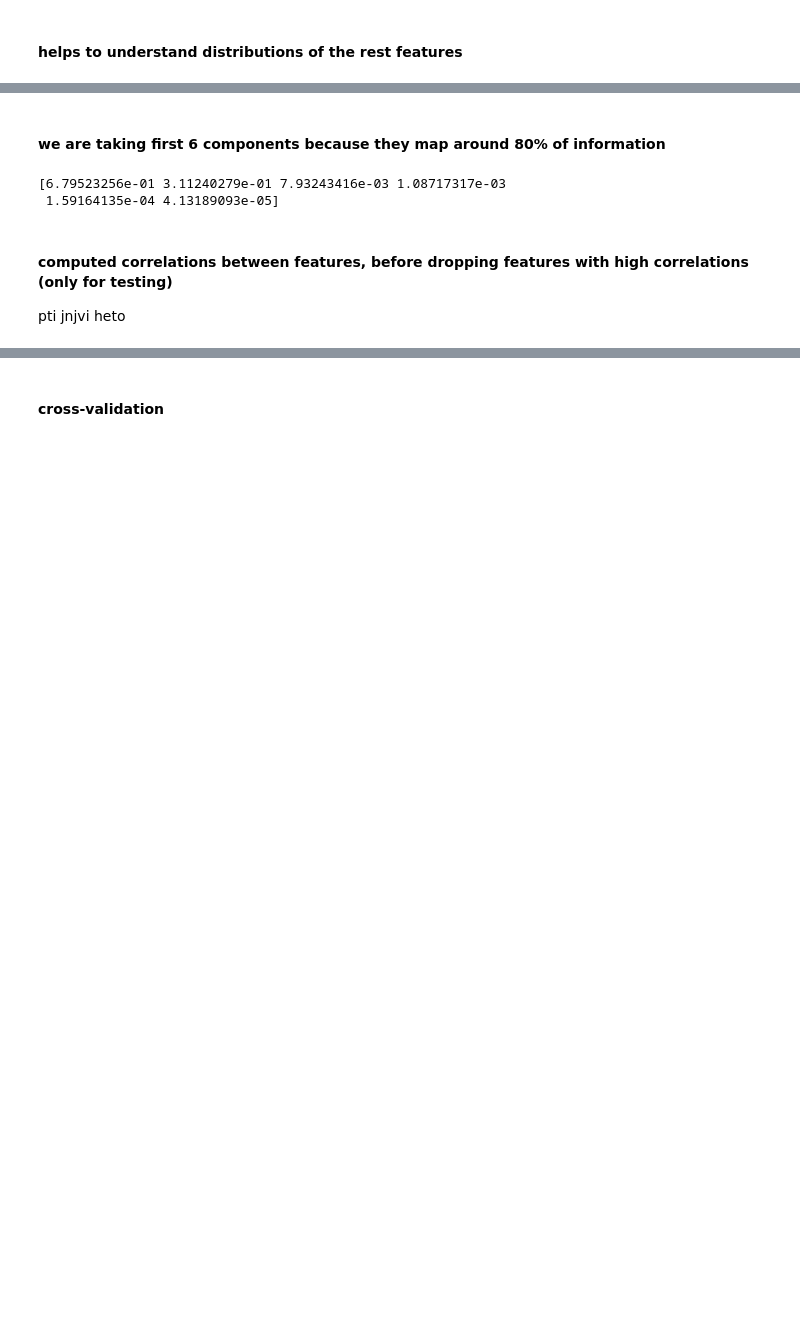
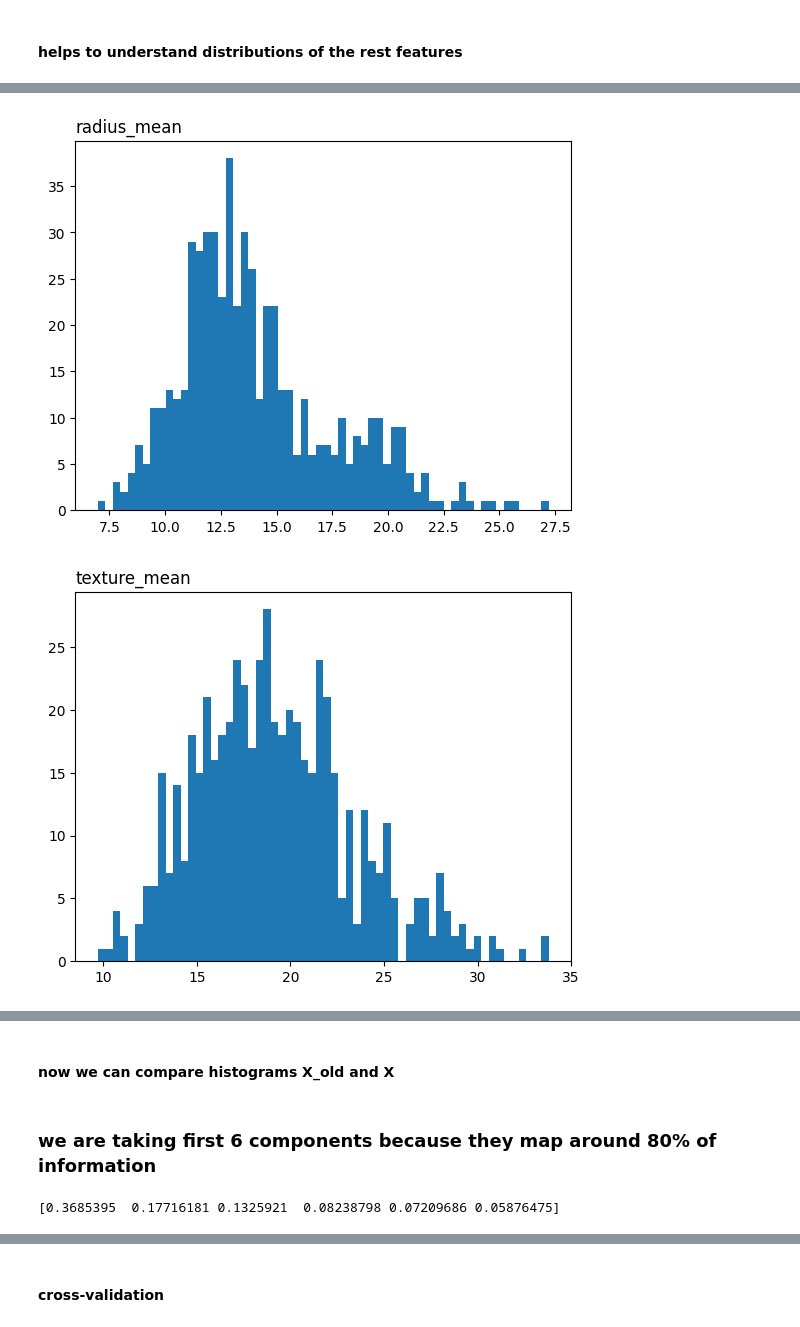
Before and after one commit to HakSarukhanyan/KNN, a Jupyter notebook: knn.ipynb, the cells around one changed output, grey strips where cells are left out. Drawn from its saved outputs; the diff is of its cells as text; code cells hidden in the pictures; blank space fills up the shorter version.

Commit message:
Updated solution and added data file

```diff
--- a/knn.ipynb
+++ b/knn.ipynb
@@ -176,0 +328,2 @@ symmetry_worst -> max: 0.6638, min: 0.1565, mean: 0.2900755711775044
+# %%
+X = X.drop(X['compactness_se'].idxmax())
@@ -176,0 +345,2 @@ symmetry_worst -> max: 0.6638, min: 0.1565, mean: 0.2900755711775044
+# %%
+X = X.drop(X['concave points_se'].idxmax())
@@ -176,0 +362,2 @@ symmetry_worst -> max: 0.6638, min: 0.1565, mean: 0.2900755711775044
+# %%
+X = X.drop(X['symmetry_se'].idxmax())
@@ -176,0 +379,13 @@ symmetry_worst -> max: 0.6638, min: 0.1565, mean: 0.2900755711775044
+# %%
+X = X.drop(X['symmetry_worst'].idxmax())
+# %%
+for col in X.columns:
+    if (col == 'diagnosis'):
+        continue
+    plt.hist(X[col], bins=60)
+    plt.title(col, loc='left')
+
+    plt.show()
+# %% [output]
+[figure, added]
+[figure, added]
@@ -177,18 +403,16 @@ symmetry_worst -> max: 0.6638, min: 0.1565, mean: 0.2900755711775044
+# %% [markdown]
+#### now we can compare histograms X_old and X
 # %% [markdown]
-#### we are taking first 6 components because they map around 80% of information
+### we are taking first 6 components because they map around 80% of information
 # %%
-from sklearn.decomposition import PCA
-
+sc = MinMaxScaler()
+final_X = X.drop(columns='diagnosis')
+final_X = sc.fit_transform(final_X)
 pca = PCA(n_components=6)
-final_X = pd.DataFrame(pca.fit_transform(X))
+final_X = pd.DataFrame(pca.fit_transform(final_X))
 print(pca.explained_variance_ratio_)
 
 
 # we find optimal components using it like TOP-P sampling
 # %% [output]
-[6.79523256e-01 3.11240279e-01 7.93243416e-03 1.08717317e-03
- 1.59164135e-04 4.13189093e-05]
+[0.3685395  0.17716181 0.1325921  0.08238798 0.07209686 0.05876475]
-# %% [markdown]
-#### computed correlations between  features, before dropping features with high correlations (only for testing)
-
-pti jnjvi heto
```
Also changed, not shown: parts of 48 cells of this notebook, 1 other file.
